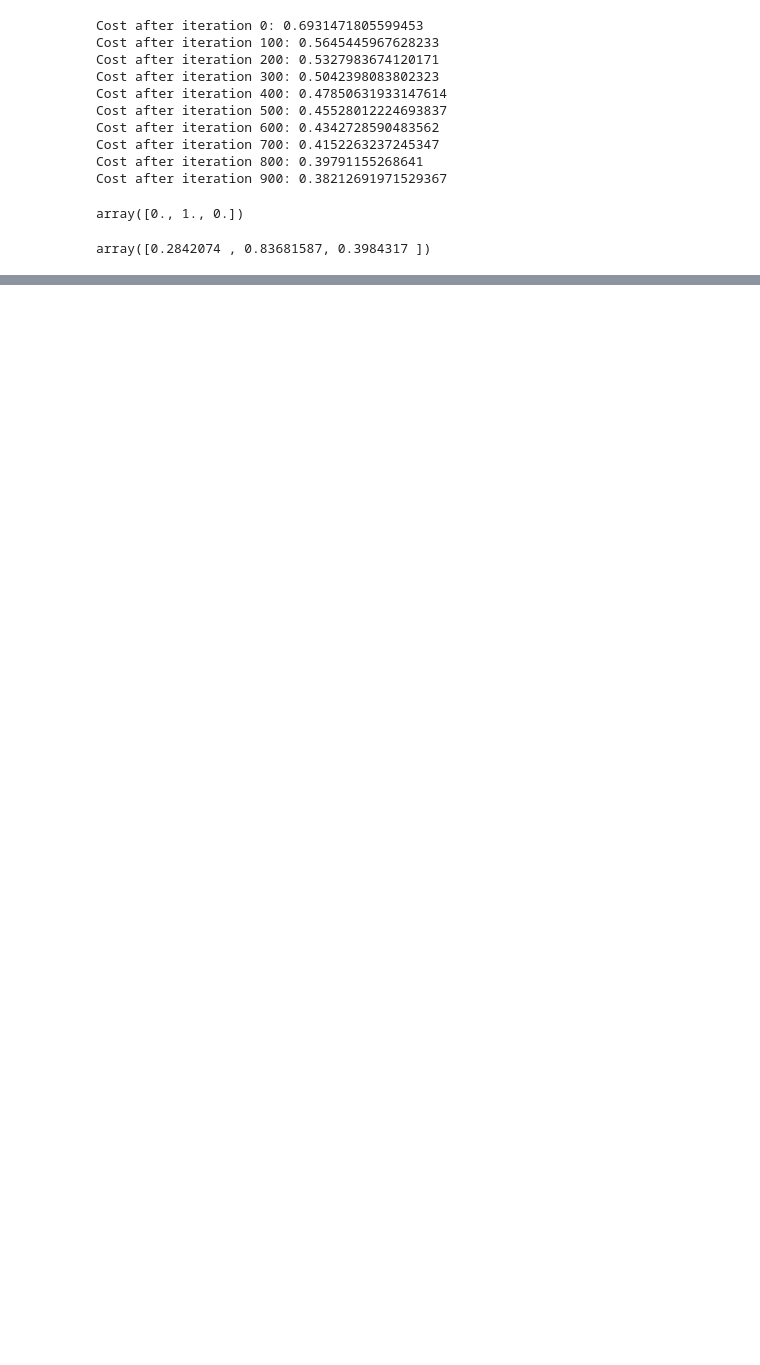
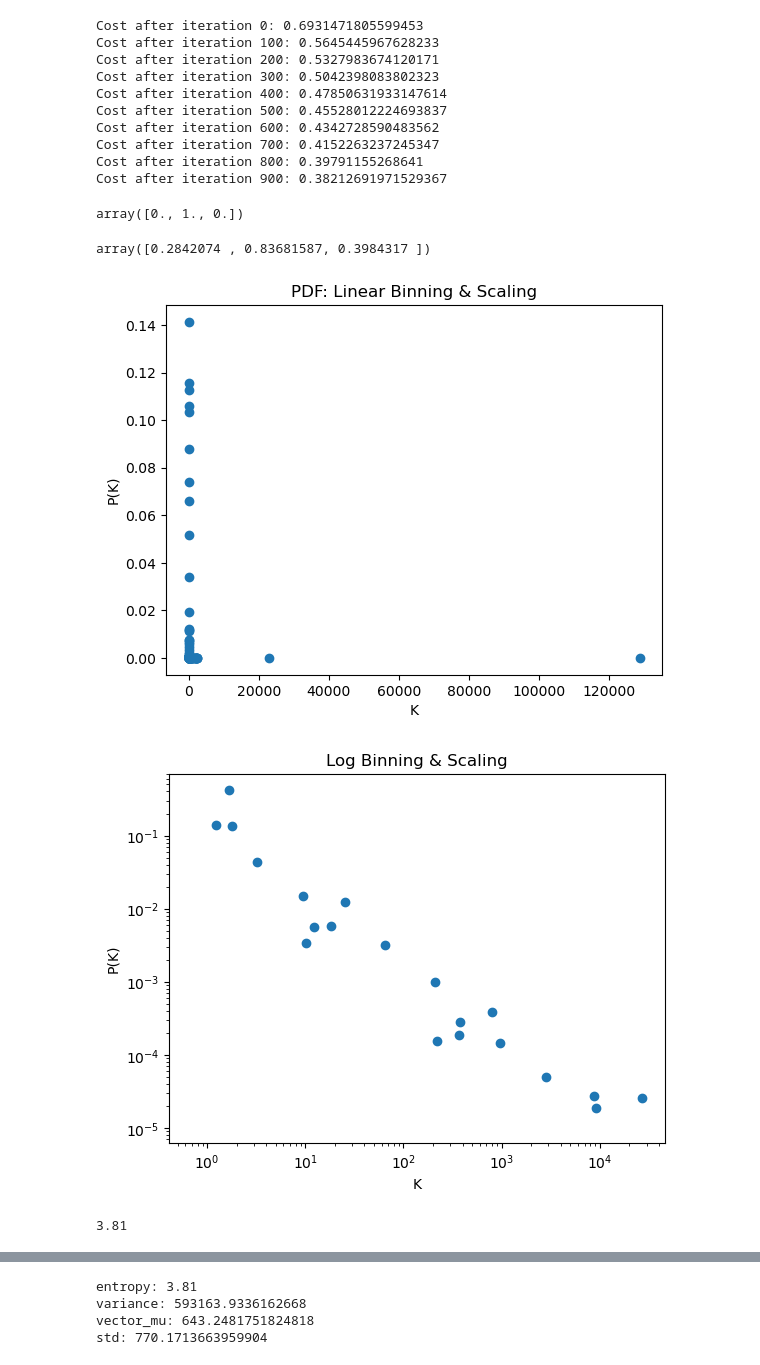
Before and after one commit to LilaShiba/generalized_model, a Jupyter notebook: ufo_research/notebooks/node.ipynb, the cells around one changed output, grey strips where cells are left out. Saved outputs shown, nothing was run; the diff lists cells and outputs as text; code cells hidden in the pictures; blank space fills up the shorter version.

```diff
--- a/ufo_research/notebooks/node.ipynb
+++ b/ufo_research/notebooks/node.ipynb
@@ -31,6 +31,9 @@ vector_mu: 4005.681818181818
 std: 3993.4332807782116
 0.9999999999999999
 0.09320385974782003
+# %%
+time = node.vect('duration')
+time.set_up(df['duration'],False,True)
 # %% [markdown]
 ### Create Point & Apply KNN
 # %%
@@ -125,3 +128,9 @@ p3.y_pred
 array([0.2842074 , 0.83681587, 0.3984317 ])
 # %%
 # TODO graphing function logistice regression
+# %%
+time.basic_stats()
+# %% [output]
+[figure, added]
+[figure, added]
+3.81
@@ -127,0 +138,4 @@ array([0.2842074 , 0.83681587, 0.3984317 ])
+entropy: 3.81
+variance: 593163.9336162668
+vector_mu: 643.2481751824818
+std: 770.1713663959904
```
Also changed, not shown: parts of 10 cells of this notebook, 1 other file.
